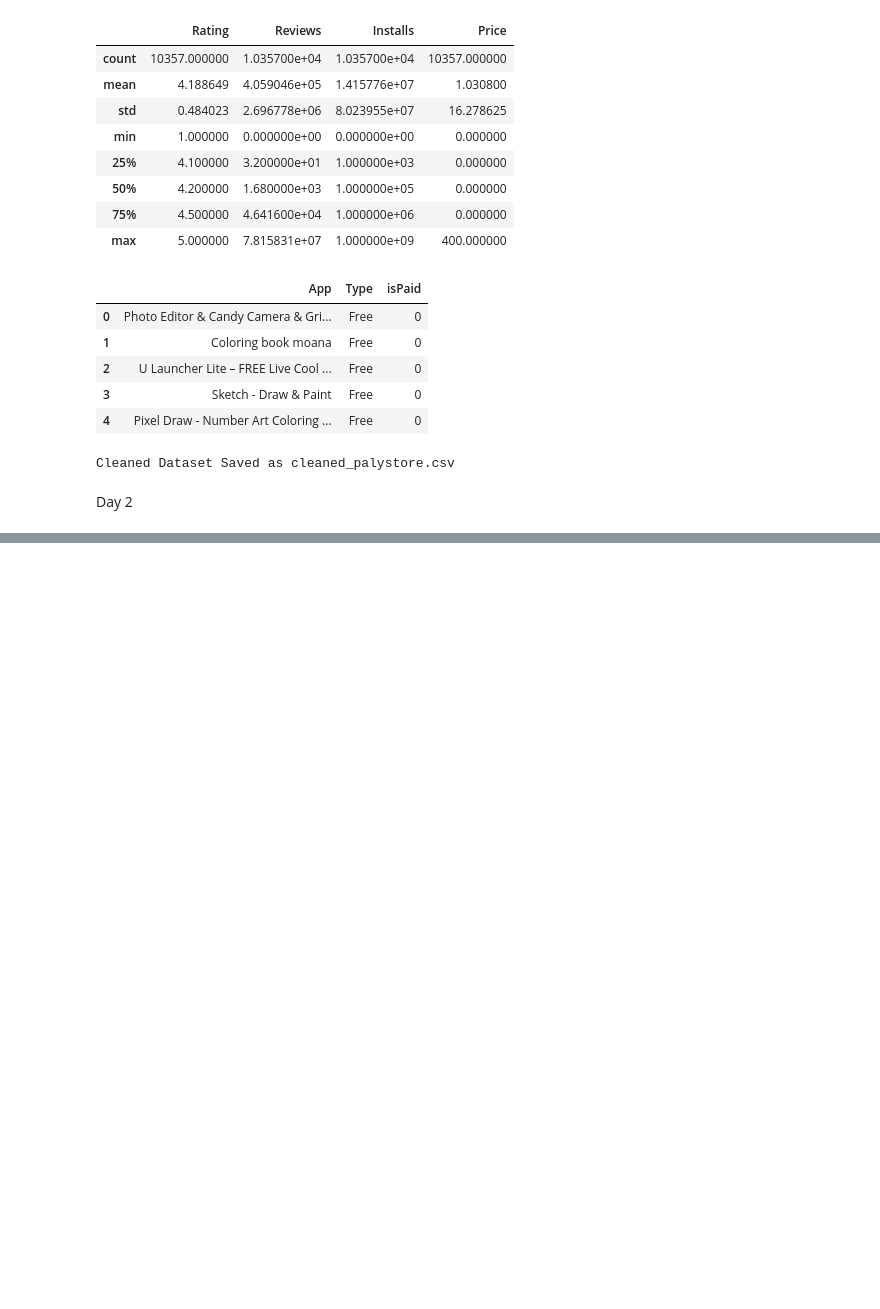
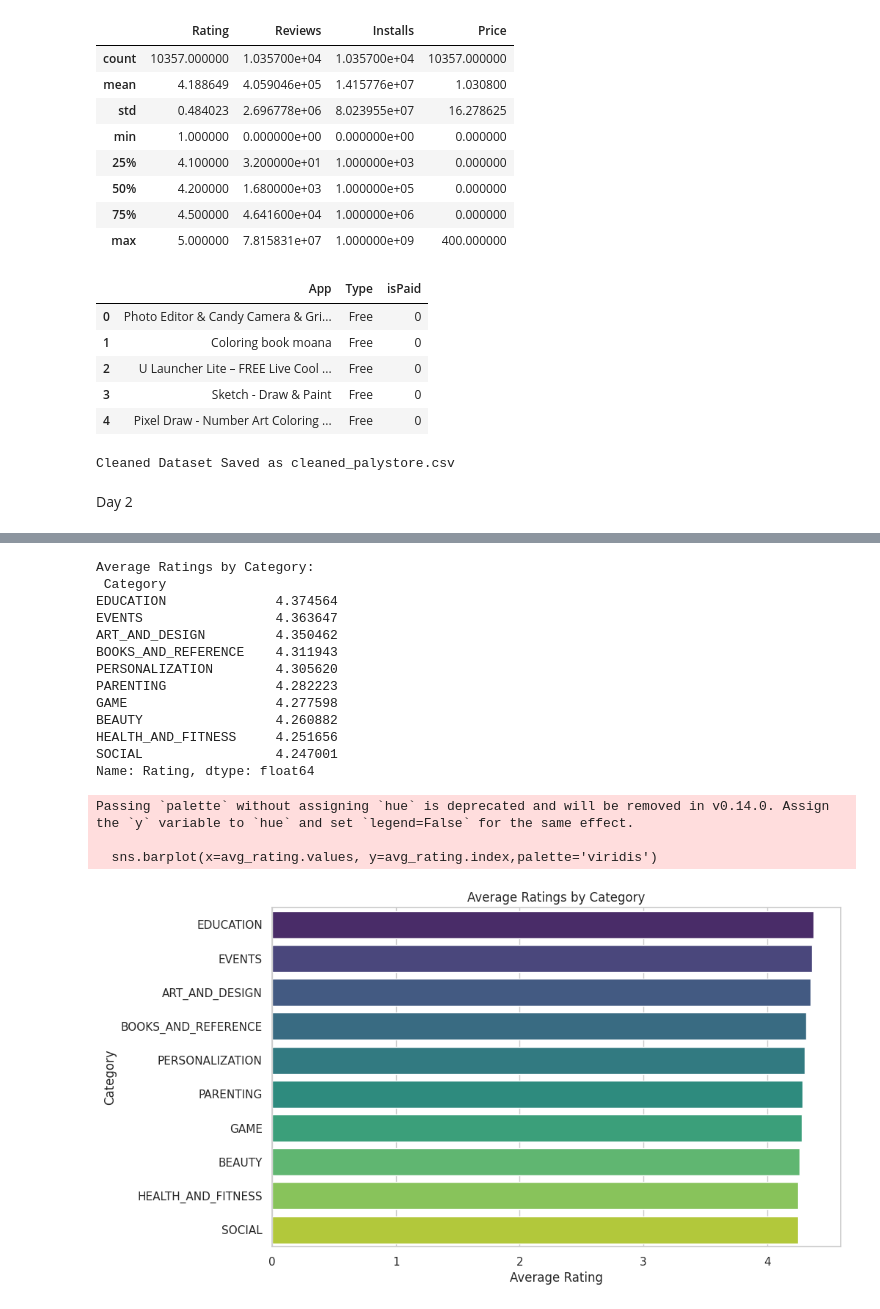
Before and after one commit to Aayush9-spec/Data-Analytics, a Jupyter notebook: Data_Analytics.ipynb, the cells around one changed output, grey strips where cells are left out. Cells and saved outputs as stored; diff of their text form; code cells hidden in the pictures; blank space fills up the shorter version.

```diff
--- a/Data_Analytics.ipynb
+++ b/Data_Analytics.ipynb
@@ -173,0 +273,28 @@ Day 2
+# %%
+avg_rating = data.groupby('Category')['Rating'].mean().sort_values(ascending=False).head(10)
+print("Average Ratings by Category:\n",avg_rating)
+
+plt.figure(figsize=(10,6))
+sns.barplot(x=avg_rating.values, y=avg_rating.index,palette='viridis')
+plt.title("Average Ratings by Category")
+plt.xlabel("Average Rating")
+plt.ylabel("Category")
+plt.show()
+# %% [output]
+Average Ratings by Category:
+ Category
+EDUCATION              4.374564
+EVENTS                 4.363647
+ART_AND_DESIGN         4.350462
+BOOKS_AND_REFERENCE    4.311943
+PERSONALIZATION        4.305620
+PARENTING              4.282223
+GAME                   4.277598
+BEAUTY                 4.260882
+HEALTH_AND_FITNESS     4.251656
+SOCIAL                 4.247001
+Name: Rating, dtype: float64
+Passing `palette` without assigning `hue` is deprecated and will be removed in v0.14.0. Assign the `y` variable to `hue` and set `legend=False` for the same effect.
+
+  sns.barplot(x=avg_rating.values, y=avg_rating.index,palette='viridis')
+[figure, added]
```
Also changed, not shown: parts of 11 cells of this notebook.
